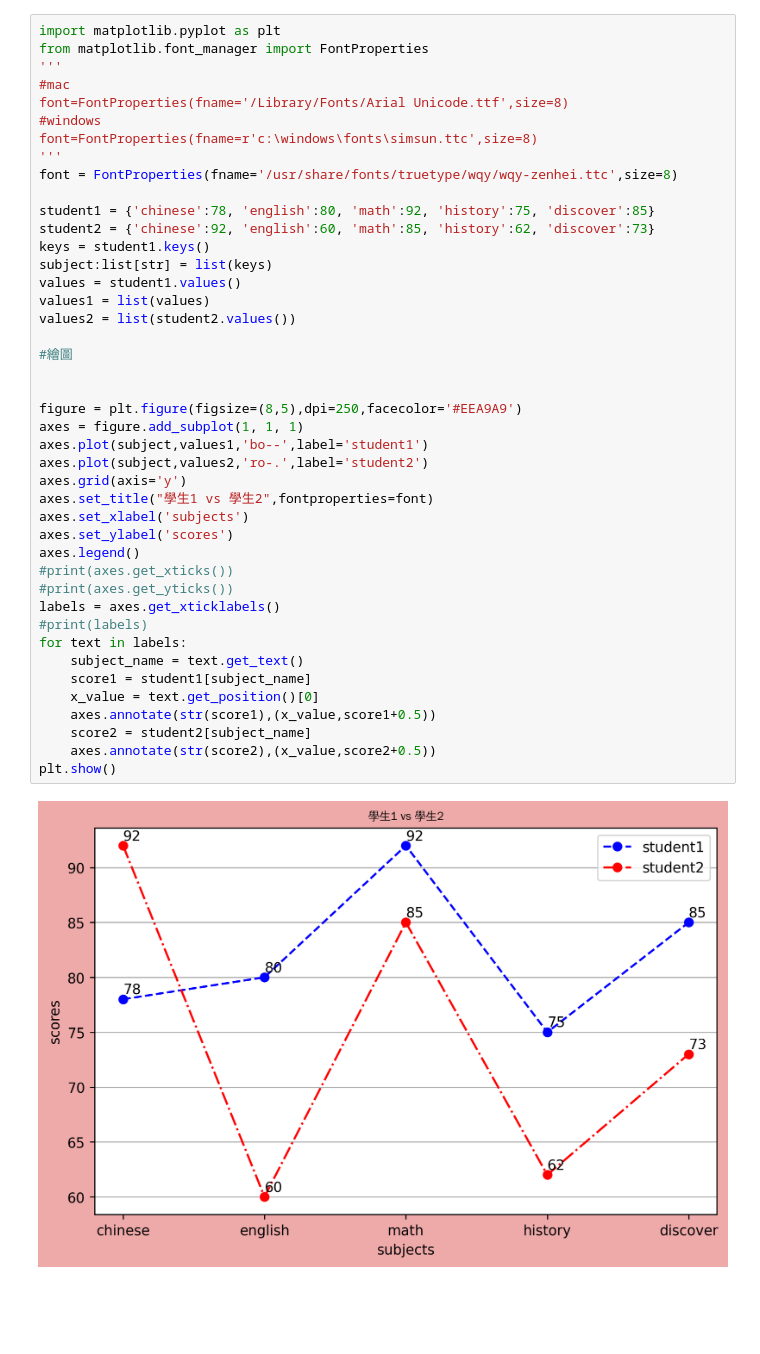
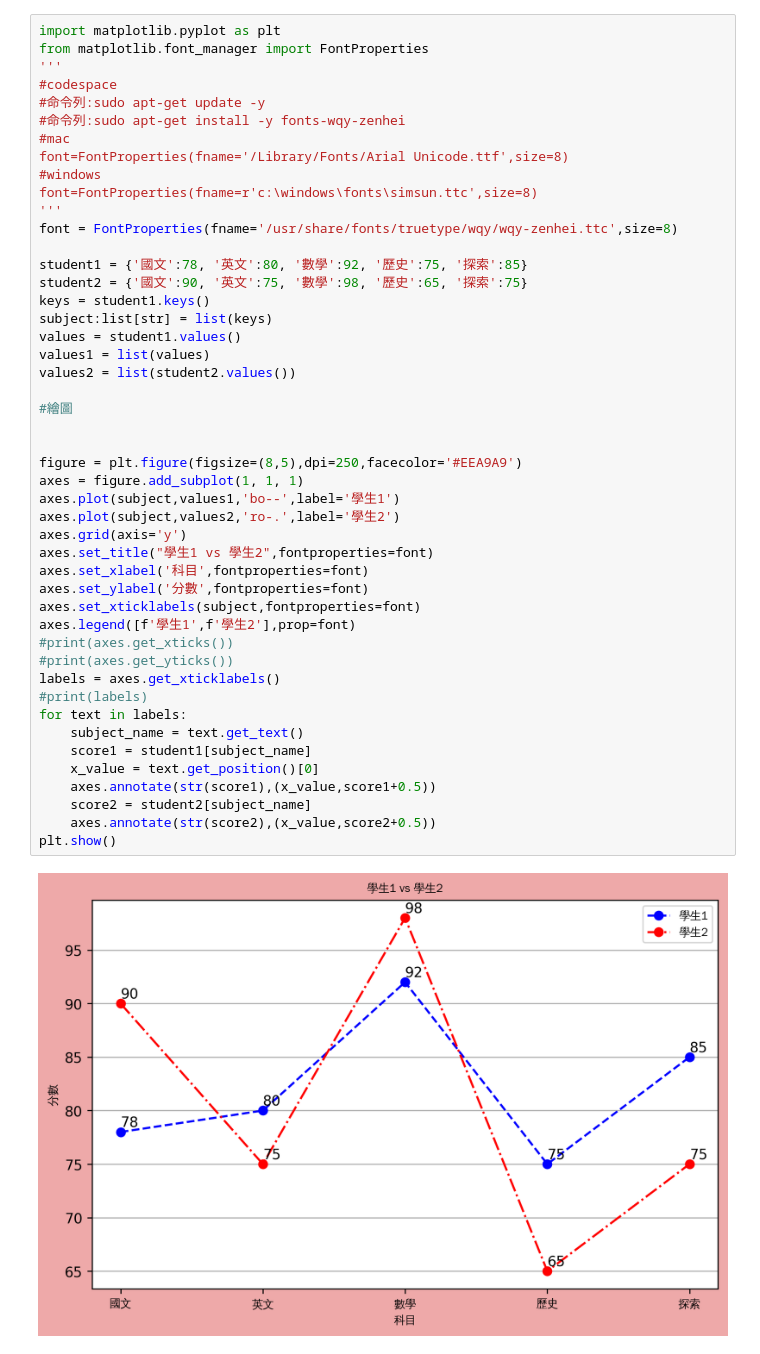
Before and after one commit to roberthsu2003/__2024_04_17_mon_wed__, a Jupyter notebook: lesson15/lesson15_2.ipynb, the cells around one changed output. Drawn from its saved outputs; the diff is of its cells as text; blank space fills up the shorter version.

```diff
--- a/lesson15/lesson15_2.ipynb
+++ b/lesson15/lesson15_2.ipynb
@@ -2,44 +2,48 @@
 import matplotlib.pyplot as plt
 from matplotlib.font_manager import FontProperties
 '''
+#codespace
+#命令列:sudo apt-get update -y
+#命令列:sudo apt-get install -y fonts-wqy-zenhei
 #mac
 font=FontProperties(fname='/Library/Fonts/Arial Unicode.ttf',size=8)
 #windows
 font=FontProperties(fname=r'c:\windows\fonts\simsun.ttc',size=8)
 '''
 font = FontProperties(fname='/usr/share/fonts/truetype/wqy/wqy-zenhei.ttc',size=8)
 
-student1 = {'chinese':78, 'english':80, 'math':92, 'history':75, 'discover':85}
-student2 = {'chinese':92, 'english':60, 'math':85, 'history':62, 'discover':73}
+student1 = {'國文':78, '英文':80, '數學':92, '歷史':75, '探索':85}
+student2 = {'國文':90, '英文':75, '數學':98, '歷史':65, '探索':75}
 keys = student1.keys()
 subject:list[str] = list(keys)
 values = student1.values()
 values1 = list(values)
 values2 = list(student2.values())
 
 #繪圖
 
 
 figure = plt.figure(figsize=(8,5),dpi=250,facecolor='#EEA9A9')
 axes = figure.add_subplot(1, 1, 1)
-axes.plot(subject,values1,'bo--',label='student1')
-axes.plot(subject,values2,'ro-.',label='student2')
+axes.plot(subject,values1,'bo--',label='學生1')
+axes.plot(subject,values2,'ro-.',label='學生2')
 axes.grid(axis='y')
 axes.set_title("學生1 vs 學生2",fontproperties=font)
-axes.set_xlabel('subjects')
-axes.set_ylabel('scores')
-axes.legend()
+axes.set_xlabel('科目',fontproperties=font)
+axes.set_ylabel('分數',fontproperties=font)
+axes.set_xticklabels(subject,fontproperties=font)
+axes.legend([f'學生1',f'學生2'],prop=font)
 #print(axes.get_xticks())
 #print(axes.get_yticks())
 labels = axes.get_xticklabels()
 #print(labels)
 for text in labels:
     subject_name = text.get_text()
     score1 = student1[subject_name]
     x_value = text.get_position()[0]
     axes.annotate(str(score1),(x_value,score1+0.5))
     score2 = student2[subject_name]
     axes.annotate(str(score2),(x_value,score2+0.5))
 plt.show()
 # %% [output]
-[figure, old version]
+[figure, new version]
```
